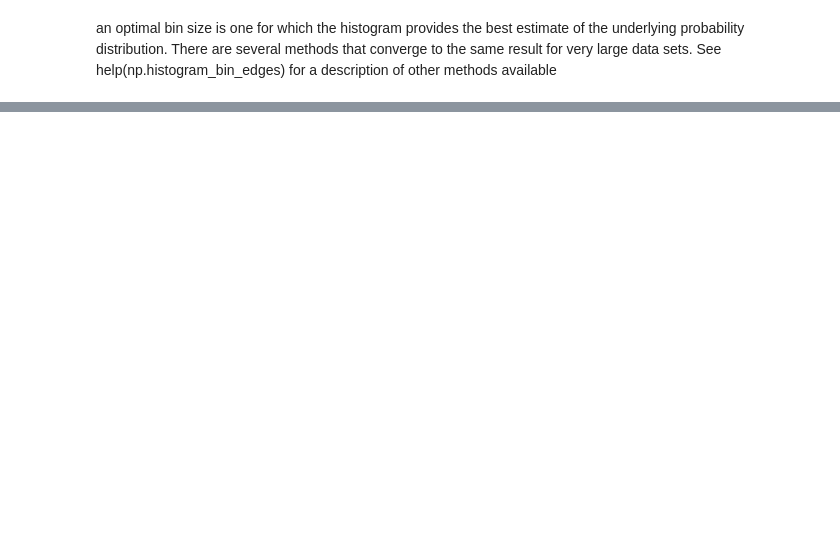
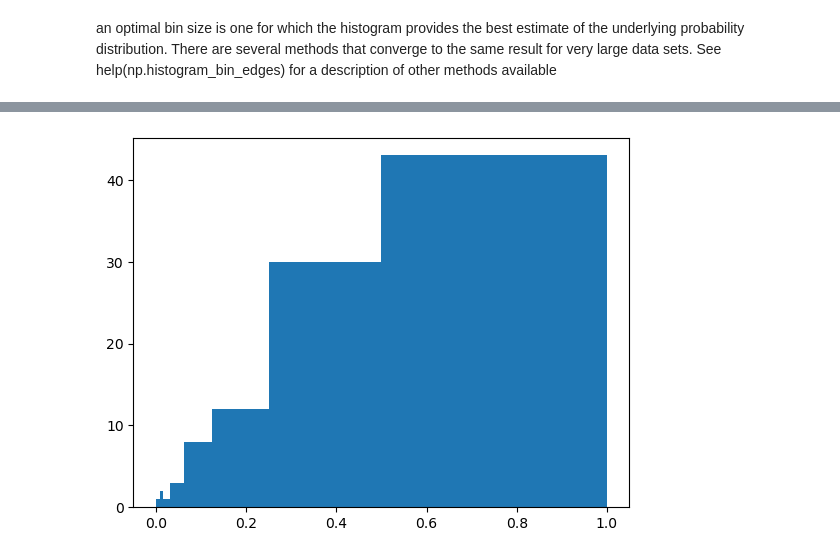
Before and after one commit to e-d-p-9/Physical-Modeling-with-Python, a Jupyter notebook: Ch6/ch6-notes.ipynb, the cells around one changed output, grey strips where cells are left out. Saved outputs shown, nothing was run; the diff lists cells and outputs as text; code cells hidden in the pictures; blank space fills up the shorter version.

```diff
--- a/Ch6/ch6-notes.ipynb
+++ b/Ch6/ch6-notes.ipynb
@@ -586,0 +587,7 @@ SyntaxError: invalid syntax (<ipython-input-39-f273e09f0799>, line 1)
+# %%
+log2bins = np.logspace(-8, 0, num=9, base=2)
+log2bins[0] = 0.0       # Set first bin edge to zero instead of 1/256
+plt.hist(data, bins=log2bins)
+plt.show()
+# %% [output]
+[figure, added]
```
Also changed, not shown: parts of 18 cells of this notebook.
